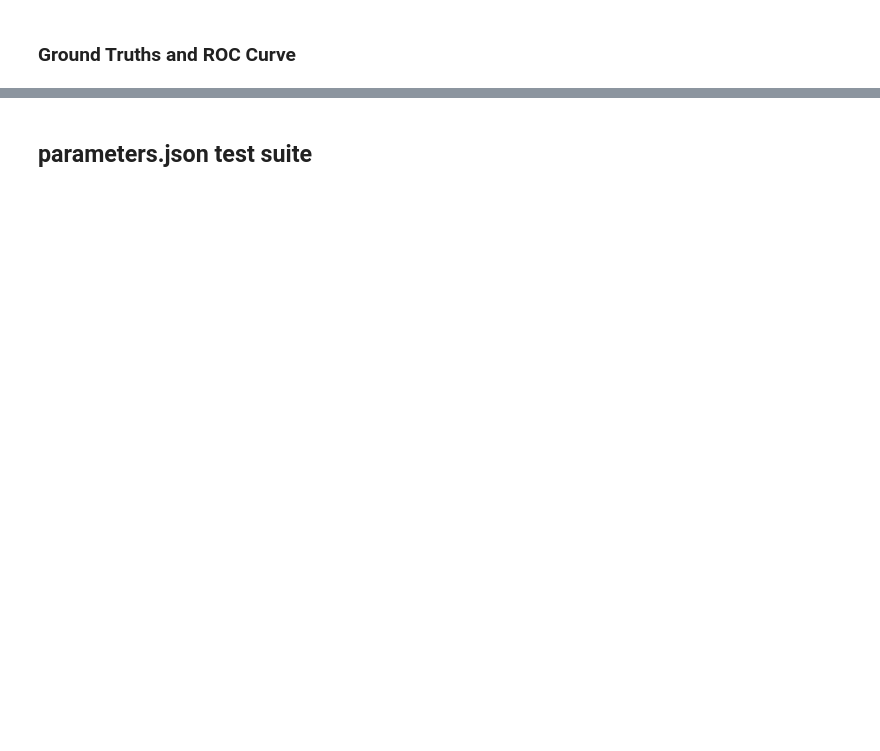
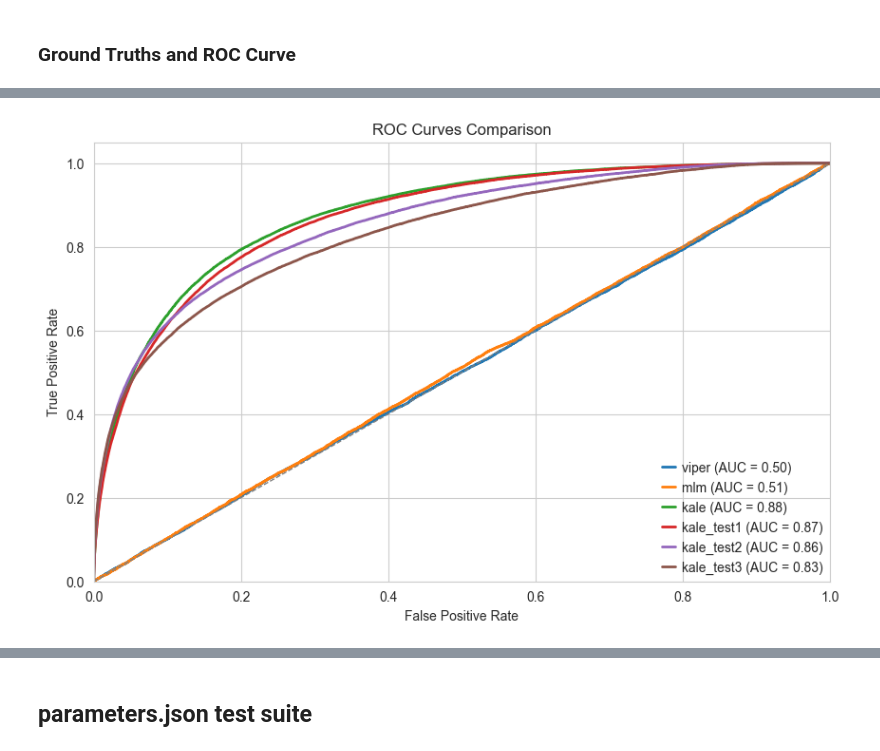
Before and after one commit to KisanThapa/scDataStatProject, a Jupyter notebook: roc_plot.ipynb, the cells around one changed output, grey strips where cells are left out. Cells and saved outputs as stored; diff of their text form; code cells hidden in the pictures; blank space fills up the shorter version.

```diff
--- a/roc_plot.ipynb
+++ b/roc_plot.ipynb
@@ -227,3 +246,52 @@ Ground truths shape: (500000, 2)
 # %%
 methods_to_run = ["viper", "mlm"]
 dc.mt.decouple(adata, net, tmin=1, methods=methods_to_run)
+
+plt.figure(figsize=(10, 6))
+
+methods_to_run.append("kale")
+methods_to_run.append("kale_test1")
+methods_to_run.append("kale_test2")
+methods_to_run.append("kale_test3")
+
+for method in methods_to_run:
+    if method == "kale":
+        method_scores = pd.read_csv("simulated_data/_kale_scores_test1.tsv", sep="\t", index_col=0)
+    elif method == "kale_test1":
+        method_scores = pd.read_csv("simulated_data/_kale_scores_test2.tsv", sep="\t", index_col=0)
+    elif method == "kale_test2":
+        method_scores = pd.read_csv("simulated_data/_kale_scores_test3.tsv", sep="\t", index_col=0)
+    elif method == "kale_test3":
+        method_scores = pd.read_csv("simulated_data/_kale_scores_test4.tsv", sep="\t", index_col=0)
+    else:
+        # Get the scores for the current method
+        method_scores = adata.obsm[f"score_{method}"]
+
+    # Melt the DataFrame to long format
+    scores_out = method_scores.reset_index().rename(columns={"index": "Cell"})
+    scores_out = pd.melt(scores_out, id_vars=["Cell"], var_name="TF", value_name="Value")
+    scores_out["Cell_TF"] = scores_out["Cell"] + "_" + scores_out["TF"]
+    scores_out = scores_out[["Cell_TF", "Value"]]
+
+    # Merge with ground truths
+    scores_merged = scores_out.merge(ground_truths, on="Cell_TF", suffixes=("_pred", "_true"))
+
+    # Sort by Cell_TF to ensure consistent ordering
+    scores_merged = scores_merged.sort_values(by="Value_pred", ascending=False)
+    scores_merged['y_true'] = (scores_merged['Value_true'] == 1.0).astype(int)
+
+    # Compute ROC curve and AUC
+    fpr, tpr, _ = roc_curve(scores_merged['y_true'], scores_merged['Value_pred'])
+    roc_auc = auc(fpr, tpr)
+    plt.plot(fpr, tpr, lw=2, label=f"{method} (AUC = {roc_auc:.2f})")
+
+plt.plot([0, 1], [0, 1], color="gray", lw=1, linestyle="--")
+plt.xlim([0.0, 1.0])
+plt.ylim([0.0, 1.05])
+plt.xlabel("False Positive Rate")
+plt.ylabel("True Positive Rate")
+plt.title("ROC Curves Comparison")
+plt.legend(loc="lower right")
+plt.show()
+# %% [output]
+[figure, added]
```
Also changed, not shown: parts of 43 cells of this notebook, 10 other files.
